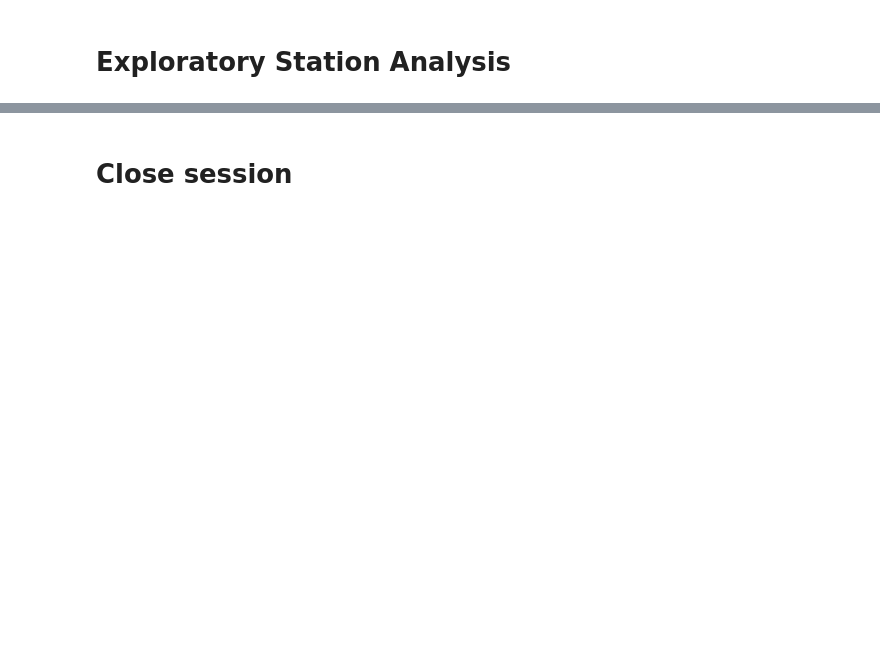
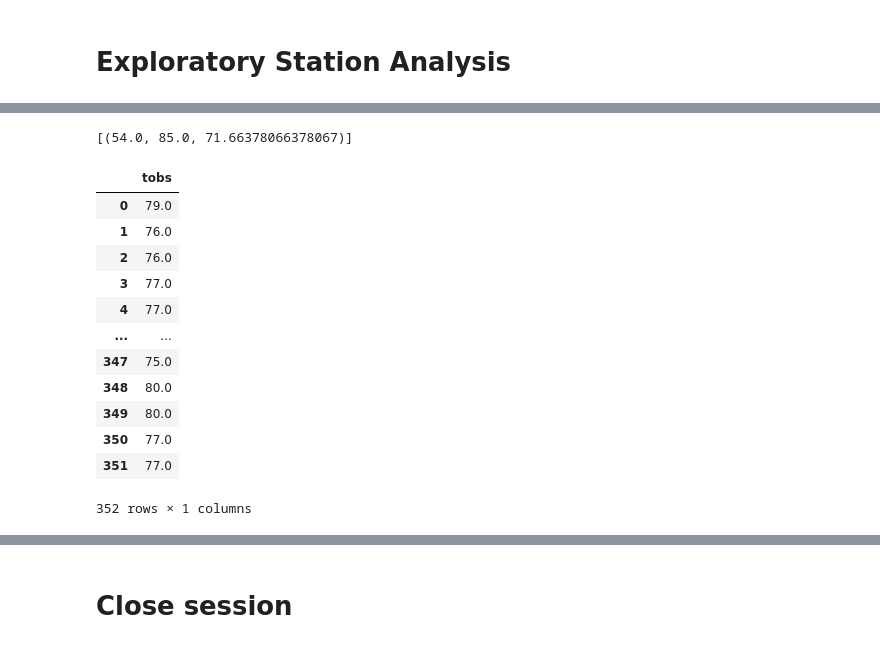
Before and after one commit to Ryan-Essss/sqlalchemy-challenge, a Jupyter notebook: climate_starter.ipynb, the cells around one changed output, grey strips where cells are left out. Drawn from its saved outputs; the diff is of its cells as text; code cells hidden in the pictures; blank space fills up the shorter version.

```diff
--- a/climate_starter.ipynb
+++ b/climate_starter.ipynb
@@ -108,4 +174,40 @@ session.query(measurement.date).order_by(measurement.date.desc()).first()
 # %%
-# Using the most active station id from the previous query, calculate the lowest, highest, and average temperature.
+# Using the most active station id from the previous query,
+# calculate the lowest, highest, and average temperature.
+
+most_active = session.query(func.min(Measurement.tobs), func.max(Measurement.tobs), func.avg(Measurement.tobs)).\
+filter(Measurement.station == 'USC00519281').all()
+
+most_active
+# %% [output]
+[(54.0, 85.0, 71.66378066378067)]
+# %%
+# Using the most active station id
+# Query the last 12 months of temperature observation data for this
+# station and plot the results as a histogram
+
+most_active_tobs = session.query(Measurement.tobs).\
+filter(Measurement.station == 'USC00519281').\
+filter(Measurement.date >= query_date).\
+order_by(Measurement.date.desc()).all()
+
+most_active_tobs
+
+tobs_df = pd.DataFrame(most_active_tobs)
+tobs_df
+# %% [output]
+|  | tobs |
+| 0 | 79.0 |
+| 1 | 76.0 |
+| 2 | 76.0 |
+| 3 | 77.0 |
+| 4 | 77.0 |
+| ... | ... |
+| 347 | 75.0 |
+| 348 | 80.0 |
+| 349 | 80.0 |
+| 350 | 77.0 |
+| 351 | 77.0 |
+352 rows × 1 columns
 # %%
 # Using the most active station id
```
Also changed, not shown: parts of 10 cells of this notebook, 2 other files.
